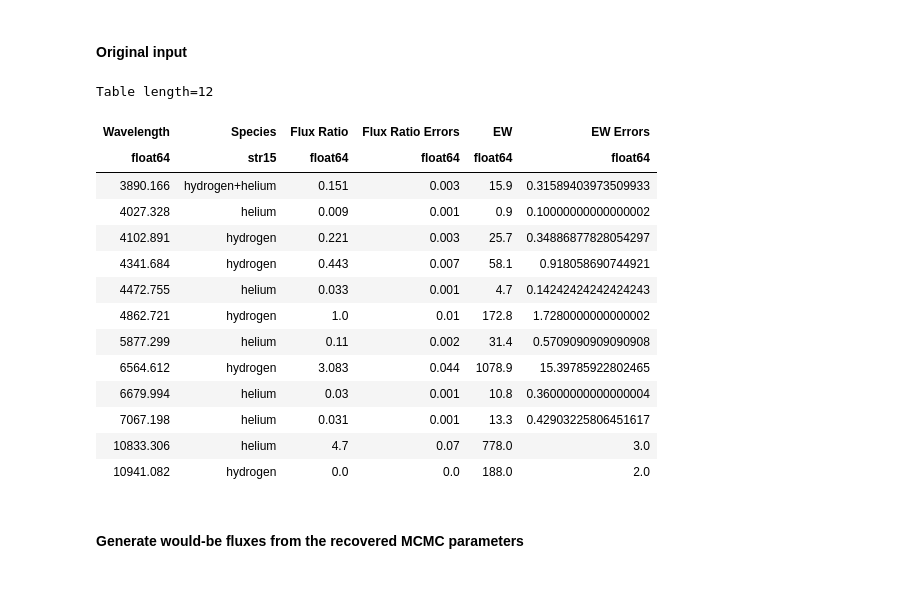
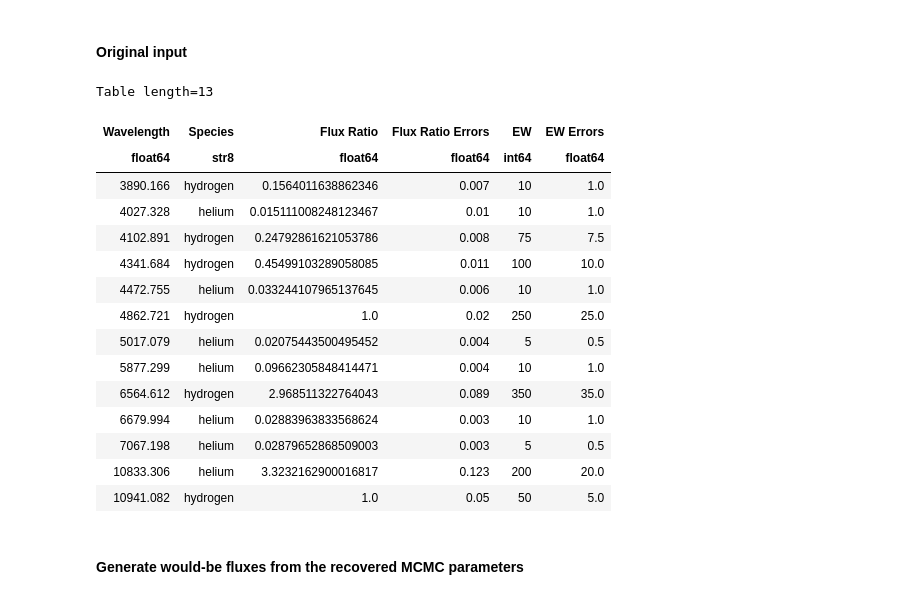
Before and after one commit to tiffanyhsyu/Yp, a Jupyter notebook: check_run_results.ipynb, the cells around one changed output. Cells and saved outputs as stored; diff of their text form; code cells hidden in the pictures.

```diff
--- a/check_run_results.ipynb
+++ b/check_run_results.ipynb
@@ -115,24 +229,25 @@ importlib.reload(mfr)
 # %% [markdown]
 #### Original input
 # %%
-targ_input = Table.read('/Users/thsyu/Software/Yp/test_data/optical+nir/Tol65_nir', format='ascii', delimiter=' ')
+targ_input = Table.read('/Users/thsyu/Software/Yp/test_output_flux', format='ascii', delimiter=' ')
 targ_input
 # %% [output]
-Table length=12
+Table length=13
 | Wavelength | Species | Flux Ratio | Flux Ratio Errors | EW | EW Errors |
-| float64 | str15 | float64 | float64 | float64 | float64 |
-| 3890.166 | hydrogen+helium | 0.151 | 0.003 | 15.9 | 0.31589403973509933 |
-| 4027.328 | helium | 0.009 | 0.001 | 0.9 | 0.10000000000000002 |
-| 4102.891 | hydrogen | 0.221 | 0.003 | 25.7 | 0.34886877828054297 |
-| 4341.684 | hydrogen | 0.443 | 0.007 | 58.1 | 0.918058690744921 |
-| 4472.755 | helium | 0.033 | 0.001 | 4.7 | 0.14242424242424243 |
-| 4862.721 | hydrogen | 1.0 | 0.01 | 172.8 | 1.7280000000000002 |
-| 5877.299 | helium | 0.11 | 0.002 | 31.4 | 0.5709090909090908 |
-| 6564.612 | hydrogen | 3.083 | 0.044 | 1078.9 | 15.39785922802465 |
-| 6679.994 | helium | 0.03 | 0.001 | 10.8 | 0.36000000000000004 |
-| 7067.198 | helium | 0.031 | 0.001 | 13.3 | 0.42903225806451617 |
-| 10833.306 | helium | 4.7 | 0.07 | 778.0 | 3.0 |
-| 10941.082 | hydrogen | 0.0 | 0.0 | 188.0 | 2.0 |
+| float64 | str8 | float64 | float64 | int64 | float64 |
+| 3890.166 | hydrogen | 0.1564011638862346 | 0.007 | 10 | 1.0 |
+| 4027.328 | helium | 0.015111008248123467 | 0.01 | 10 | 1.0 |
+| 4102.891 | hydrogen | 0.24792861621053786 | 0.008 | 75 | 7.5 |
+| 4341.684 | hydrogen | 0.45499103289058085 | 0.011 | 100 | 10.0 |
+| 4472.755 | helium | 0.033244107965137645 | 0.006 | 10 | 1.0 |
+| 4862.721 | hydrogen | 1.0 | 0.02 | 250 | 25.0 |
+| 5017.079 | helium | 0.02075443500495452 | 0.004 | 5 | 0.5 |
+| 5877.299 | helium | 0.09662305848414471 | 0.004 | 10 | 1.0 |
+| 6564.612 | hydrogen | 2.968511322764043 | 0.089 | 350 | 35.0 |
+| 6679.994 | helium | 0.02883963833568624 | 0.003 | 10 | 1.0 |
+| 7067.198 | helium | 0.02879652868509003 | 0.003 | 5 | 0.5 |
+| 10833.306 | helium | 3.3232162900016817 | 0.123 | 200 | 20.0 |
+| 10941.082 | hydrogen | 1.0 | 0.05 | 50 | 5.0 |
 # %% [markdown]
 #### Generate would-be fluxes from the recovered MCMC parameters
 # %%
```
Also changed, not shown: parts of 54 cells of this notebook.
